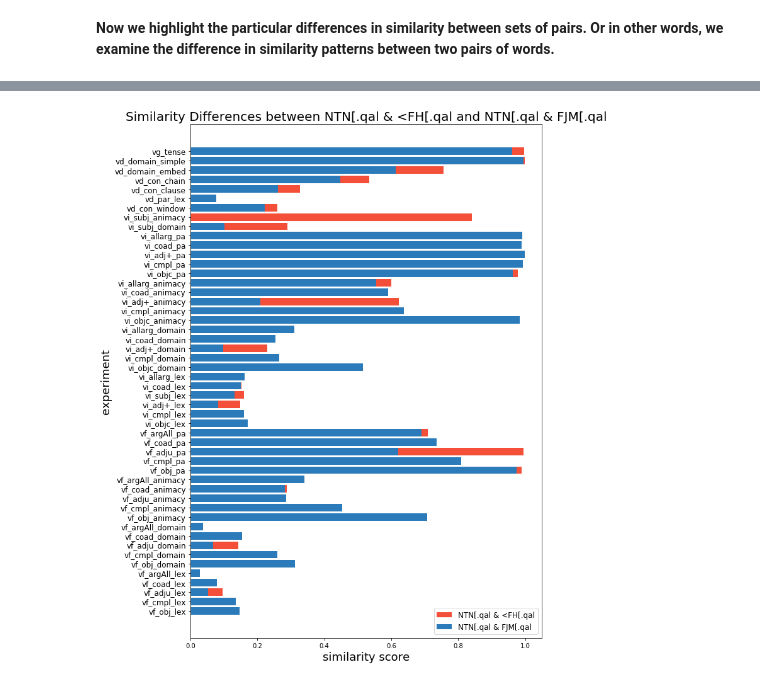
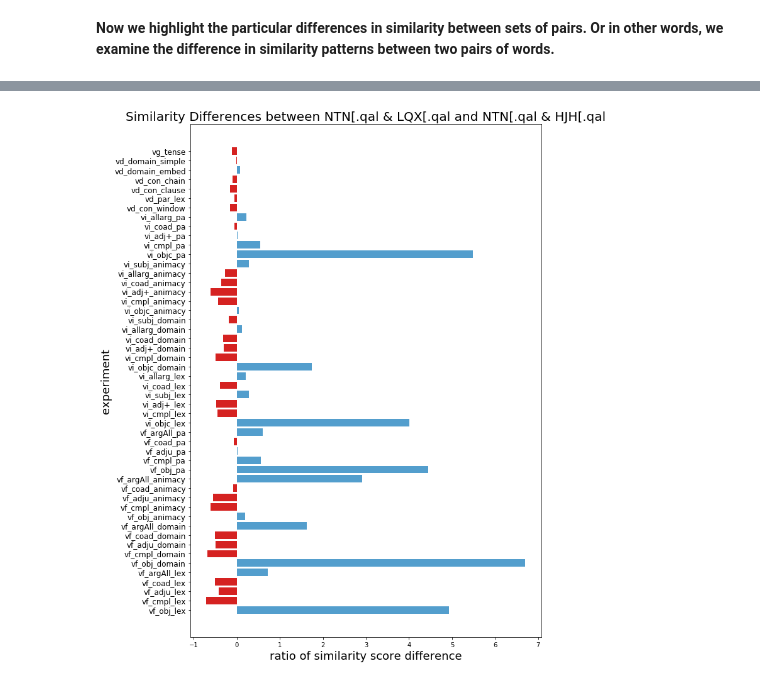
Before and after one commit to codykingham/verb_semantics, a Jupyter notebook: first_analysis.ipynb, the cells around one changed output, grey strips where cells are left out. Cells and saved outputs as stored; diff of their text form; code cells hidden in the pictures.

```diff
--- a/first_analysis.ipynb
+++ b/first_analysis.ipynb
@@ -1001,4 +880,4 @@ compare_simPatterns(give_set, give_be, pairs=['NTN & FJM', 'NTN & HJH'])
 # %%
-compareSets(('NTN[.qal', '<FH[.qal'), ('NTN[.qal', 'FJM[.qal'))
+compareChange(('NTN[.qal', 'LQX[.qal'), ('NTN[.qal', 'HJH[.qal'))
 # %% [output]
-[figure, old version]
+[figure, new version]
```
Also changed, not shown: parts of 62 cells of this notebook.
